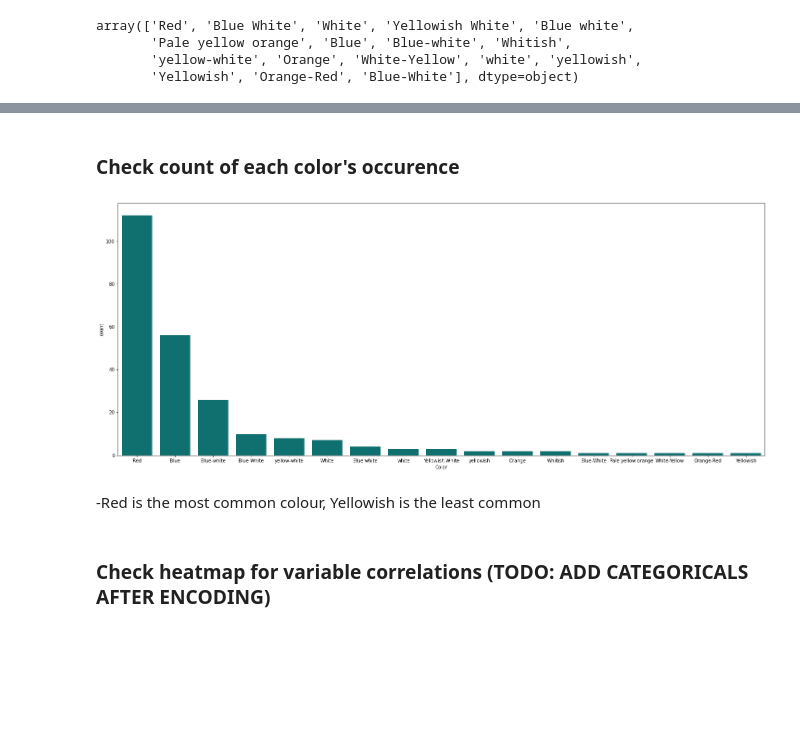
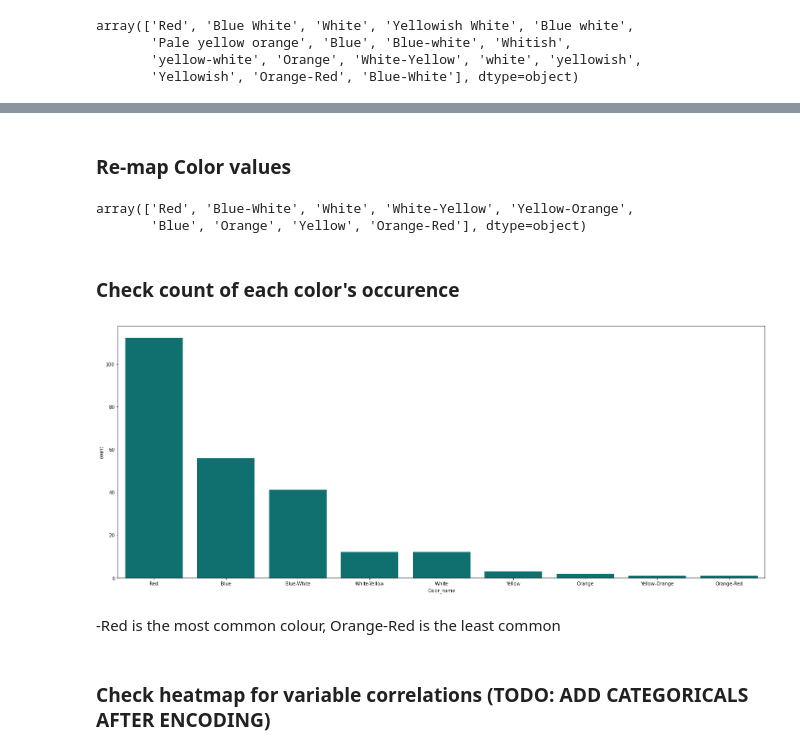
Before and after one commit to ZasadnyJan/Star_type_classification, a Jupyter notebook: Main_notebook.ipynb, the cells around one changed output, grey strips where cells are left out. Drawn from its saved outputs; the diff is of its cells as text; code cells hidden in the pictures; blank space fills up the shorter version.

Commit message:
Added Color values remaping

```diff
--- a/Main_notebook.ipynb
+++ b/Main_notebook.ipynb
@@ -188,13 +200,42 @@ array(['Red', 'Blue White', 'White', 'Yellowish White', 'Blue white',
+# %% [markdown]
+### Re-map Color values
+# %%
+remap_dict= {
+    'Red' : 'Red',
+    'Blue White' : 'Blue-White',
+    'White' : 'White',
+    'Yellowish White' : 'White-Yellow',
+    'Blue white' : 'Blue-White',
+    'Pale yellow orange' : 'Yellow-Orange',
+    'Blue' : 'Blue',
+    'Blue-white' : 'Blue-White',
+    'Whitish' : 'White',
+    'yellow-white' : 'White-Yellow',
+    'Orange' : 'Orange',
+    'White-Yellow':'White-Yellow',
+    'white' : 'White',
+    'yellowish' : 'Yellow',
+    'Yellowish' : 'Yellow',
+    'Orange-Red' : 'Orange-Red',
+    'Blue-White' : 'Blue-White'
+}
+
+df["Color_name"]=df["Color"].map(remap_dict)
+df_vars_cat["Color_name"]=df_vars_cat["Color"].map(remap_dict)
+df_vars_cat["Color_name"].unique()
+# %% [output]
+array(['Red', 'Blue-White', 'White', 'White-Yellow', 'Yellow-Orange',
+       'Blue', 'Orange', 'Yellow', 'Orange-Red'], dtype=object)
 # %% [markdown]
 ### Check count of each color's occurence
 # %%
 plt.figure(figsize=(25,10))
-sns.countplot(x="Color", data=df, order = df['Color'].value_counts().index, color="teal")
+sns.countplot(x="Color_name", data=df, order = df['Color_name'].value_counts().index, color="teal")
 plt.show()
 # %% [output]
-[figure, old version]
+[figure, new version]
 # %% [markdown]
--Red is the most common colour, Yellowish is the least common
+-Red is the most common colour, Orange-Red is the least common
 # %% [markdown]
 ### Check heatmap for variable correlations (TODO: ADD CATEGORICALS AFTER ENCODING)
 # %%
```
Also changed, not shown: parts of 4 cells of this notebook.
